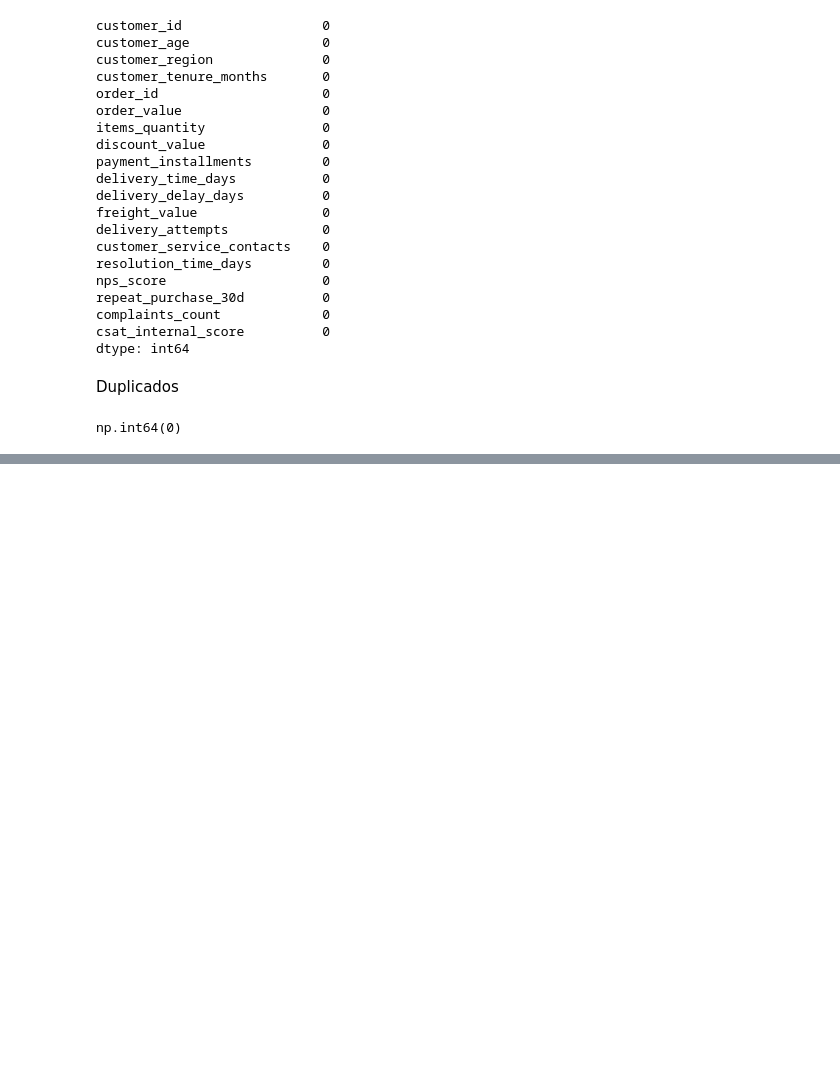
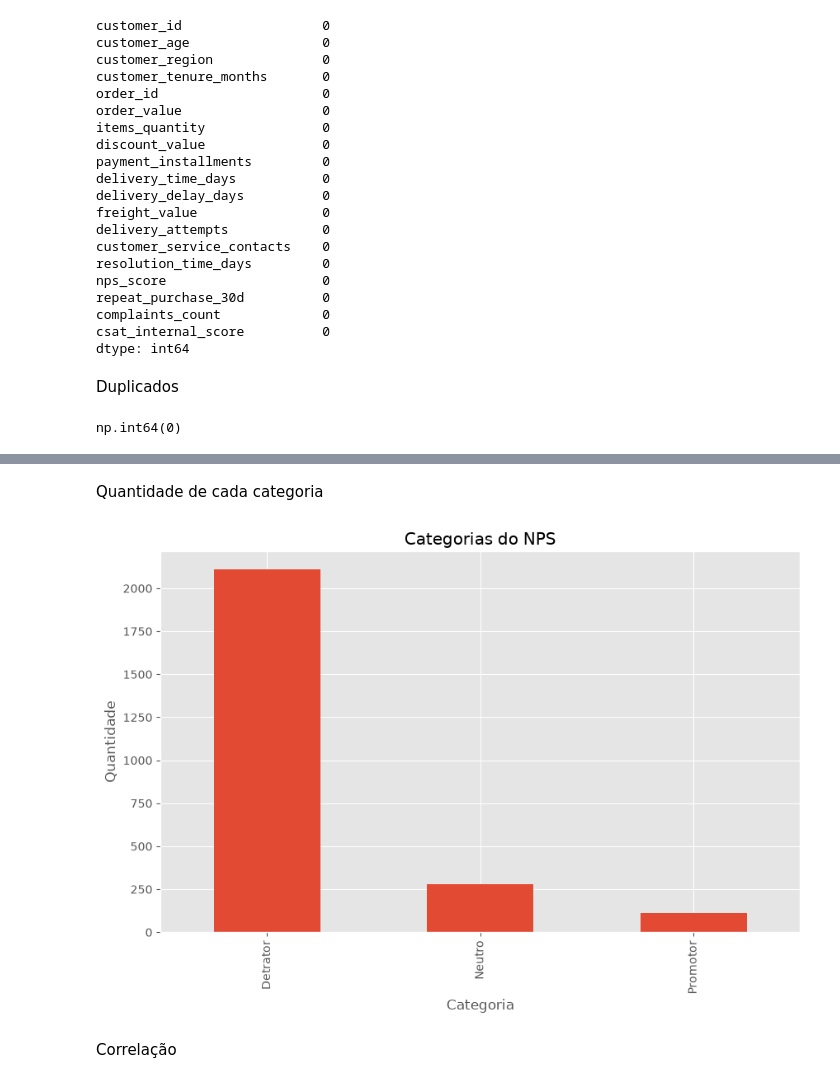
Before and after one commit to Gbrajao/Fase-1, a Jupyter notebook: nps-ecommerce-analysis/notebooks/analise_nps.ipynb, the cells around one changed output, grey strips where cells are left out. Drawn from its saved outputs; the diff is of its cells as text; code cells hidden in the pictures; blank space fills up the shorter version.

```diff
--- a/nps-ecommerce-analysis/notebooks/analise_nps.ipynb
+++ b/nps-ecommerce-analysis/notebooks/analise_nps.ipynb
@@ -116,0 +232,16 @@ np.int64(0)
+# %% [markdown]
+Quantidade de cada categoria
+# %%
+df['categoria_nps'].value_counts().plot(
+    kind='bar'
+)
+
+plt.title("Categorias do NPS")
+plt.xlabel("Categoria")
+plt.ylabel("Quantidade")
+
+plt.show()
+# %% [output]
+[figure, added]
+# %% [markdown]
+Correlação
```
Also changed, not shown: parts of 20 cells of this notebook, 1 other file.
